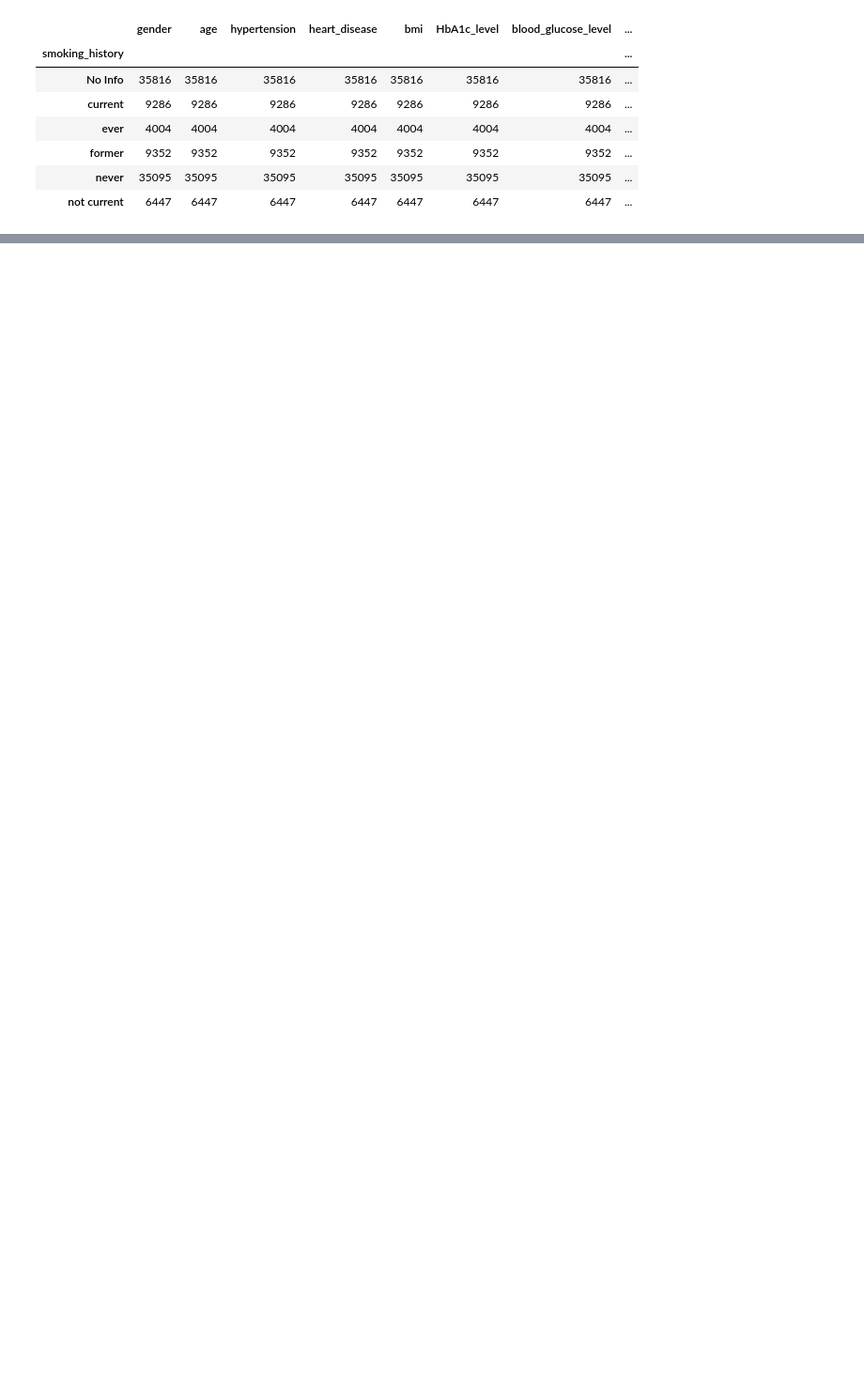
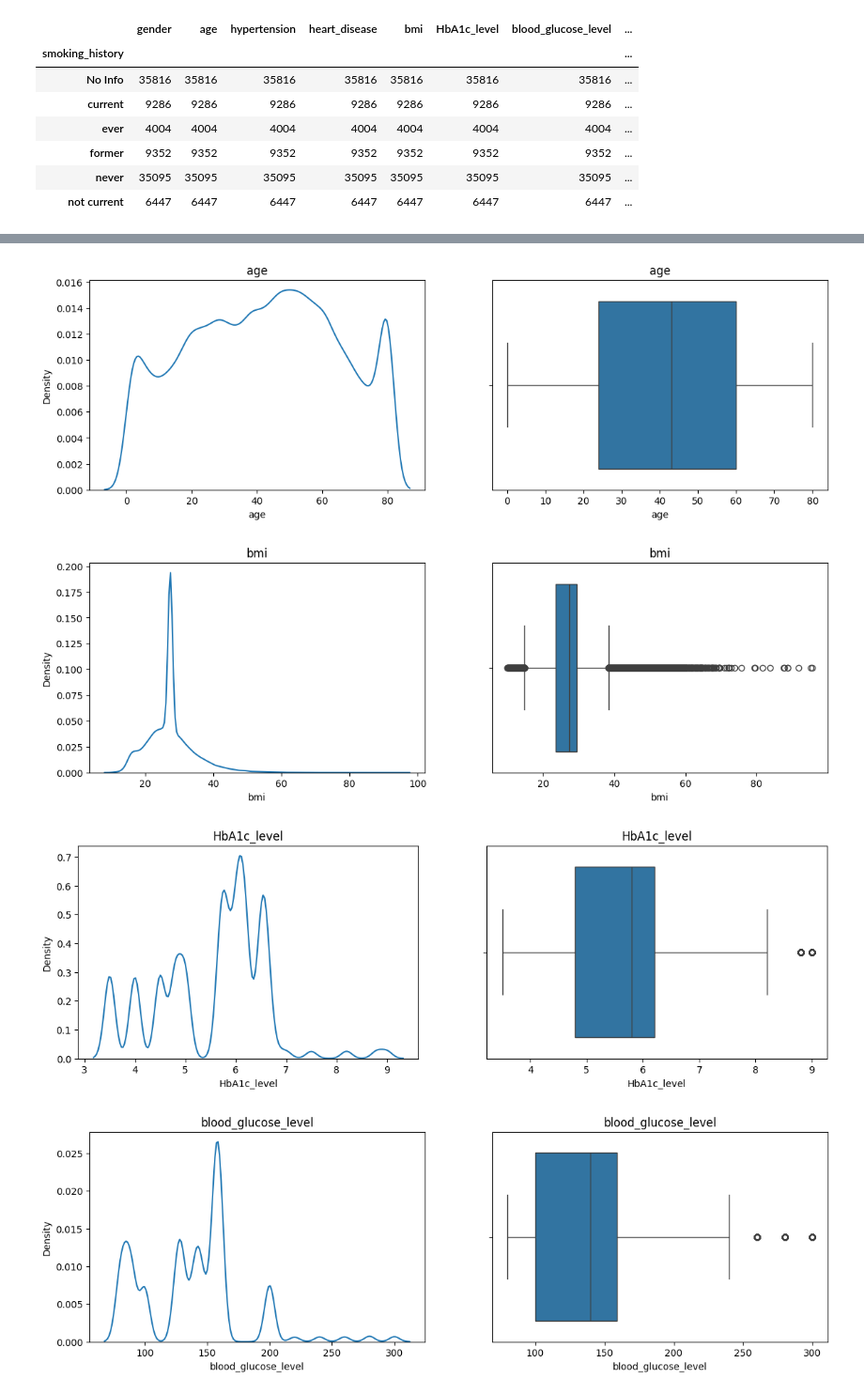
Before and after one commit to Rakuennn/diabetes-classifier, a Jupyter notebook: diabetes_classifier.ipynb, the cells around one changed output, grey strips where cells are left out. Shown at 94% size. Drawn from its saved outputs; the diff is of its cells as text; code cells hidden in the pictures; blank space fills up the shorter version.

```diff
--- a/diabetes_classifier.ipynb
+++ b/diabetes_classifier.ipynb
@@ -80,0 +103,24 @@ mapping_smoking = {'No Info': 0 ,'never':1,'not current':2 , }
+# %%
+numeric_cols= ['age', 'bmi', 'HbA1c_level', 'blood_glucose_level']
+cateorical_cols= ['gender', 'hypertension', 'heart_disease', 'smoking_history', 'diabetes']
+# %%
+import matplotlib.pyplot as plt
+import seaborn as sns
+import numpy as np
+for col in numeric_cols:
+
+    plt.figure(figsize=(14,4))
+    plt.subplot(121)
+    sns.kdeplot(data=df, x = col)
+    plt.title(col)
+
+    plt.subplot(122)
+    sns.boxplot(data=df, x = col, orient= 'h')
+    plt.title(col)
+
+    plt.show()
+# %% [output]
+[figure, added]
+[figure, added]
+[figure, added]
+[figure, added]
```
Also changed, not shown: parts of 35 cells of this notebook, 3 other files.
